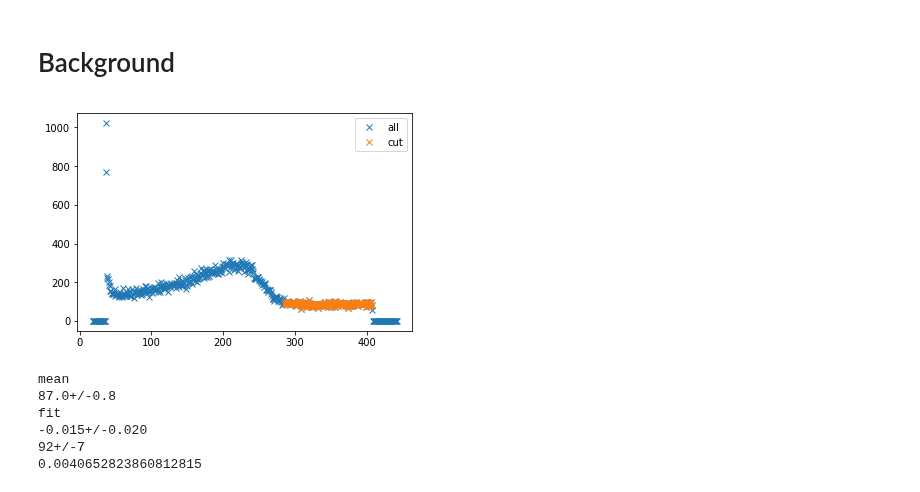
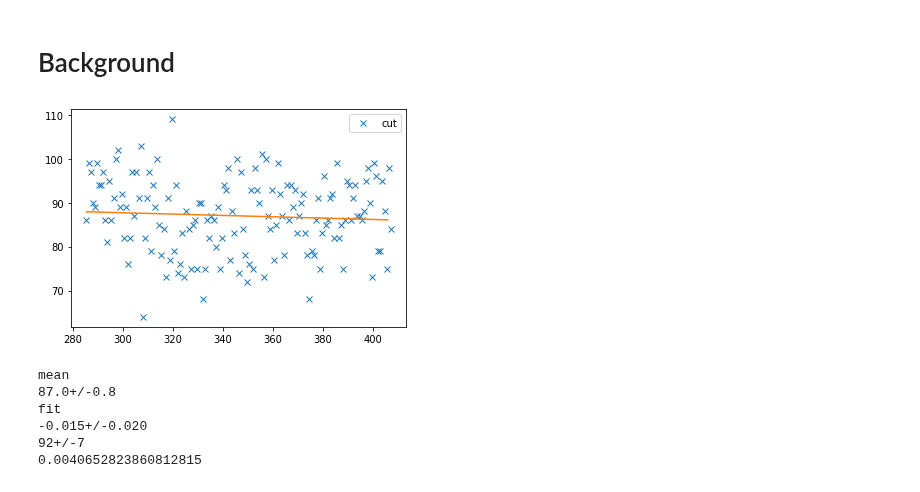
Before and after one commit to shockcookie/FP, a Jupyter notebook: KHWZ/coinc/Zeitkali.ipynb, the cells around one changed output. Drawn from its saved outputs; the diff is of its cells as text; code cells hidden in the pictures.

```diff
--- a/KHWZ/coinc/Zeitkali.ipynb
+++ b/KHWZ/coinc/Zeitkali.ipynb
@@ -202,13 +207,15 @@ T_1/2 (1.8+/-0.4)e+02
 # %%
 start2,stop2 = 321,468
 x = data[0][start2:stop2]
 y = data[1][start2:stop2]
-plt.plot(*val(data),"x",label="all")
+#plt.plot(*val(data),"x",label="all")
 plt.plot(val(x),val(y),"x",label="cut")
+xnew, ynew = TT.linfit(val(x),val(y))
+plt.plot(xnew,ynew)
 plt.legend()
 plt.show()
 # %% [output]
-[figure, old version]
+[figure, new version]
 # %%
 [slope2,offset2],R_2_2 = linfit_pm(val(x),val(y))
 offset3 = uncertainties.ufloat(val(mean(y)),err(mean(y)))
```
Also changed, not shown: parts of 16 cells of this notebook, 3 other files.
